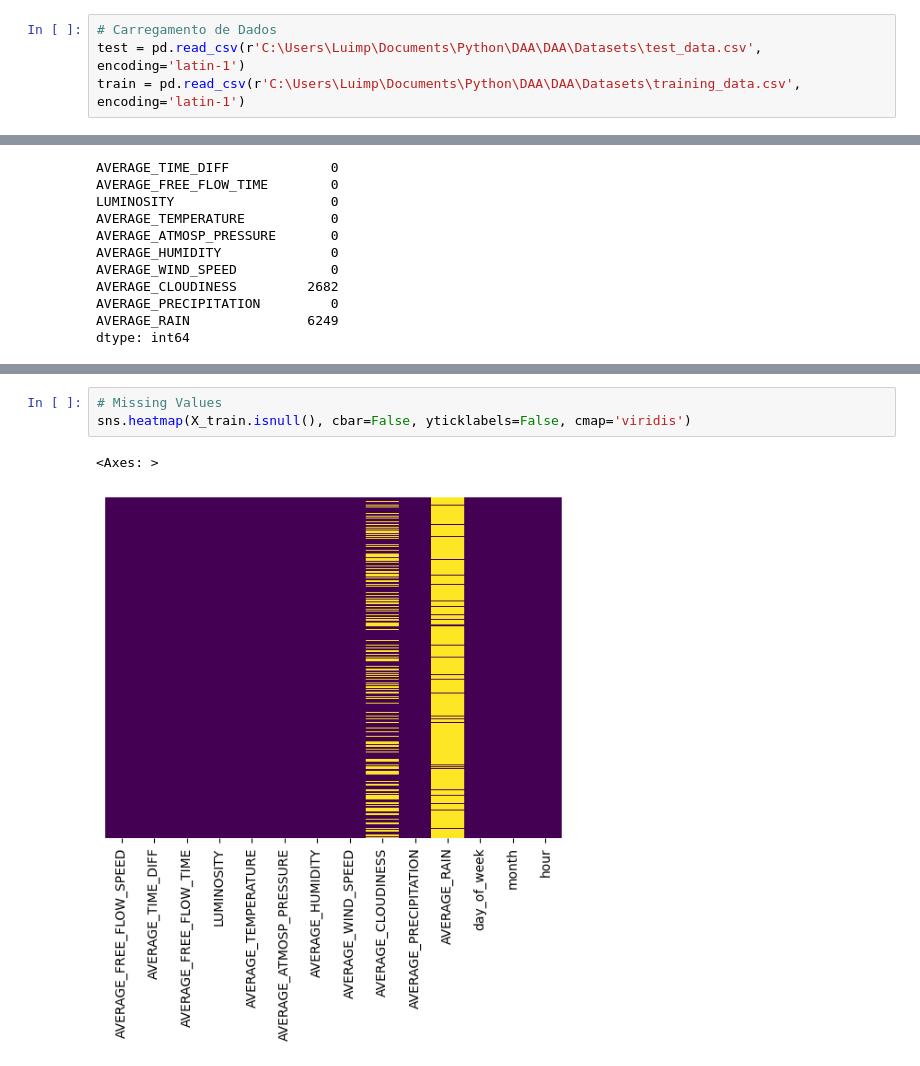
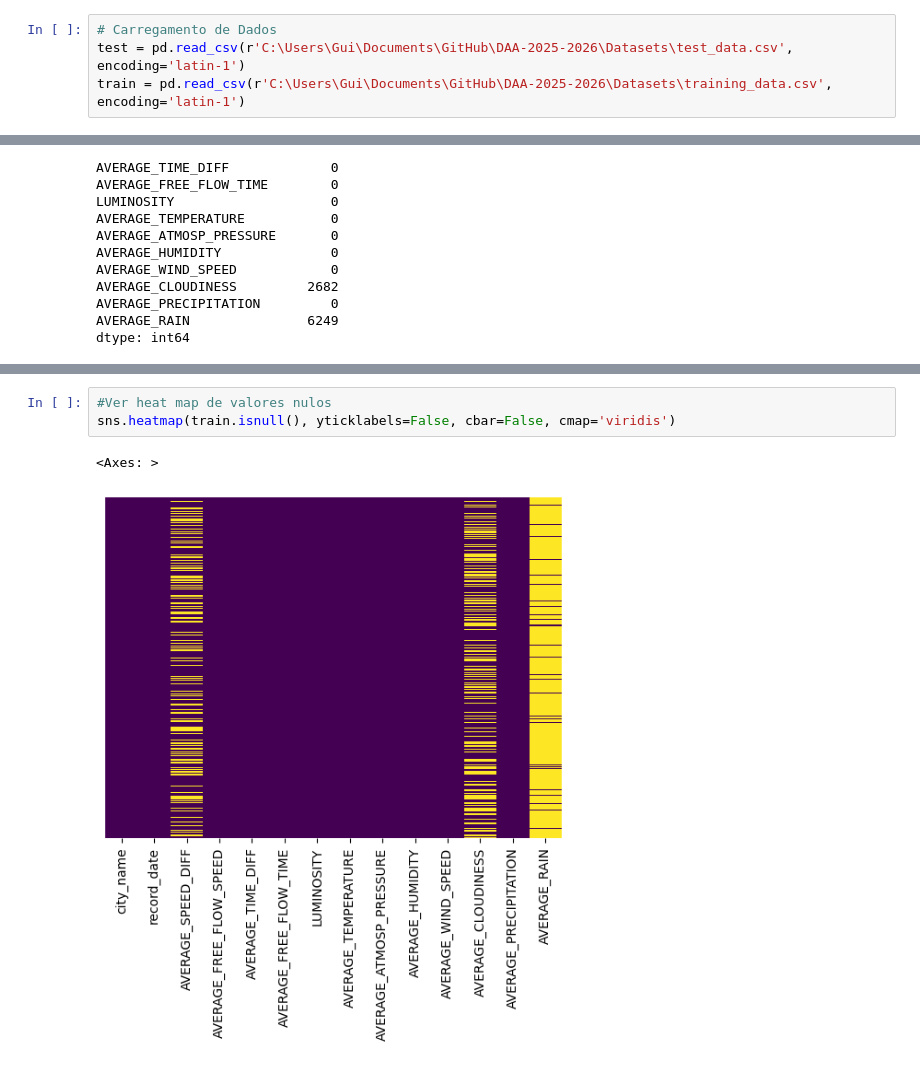
Before and after one commit to GuilhermeLobo225/DAA, a Jupyter notebook: Project.ipynb, the cells around one changed output, grey strips where cells are left out. Saved outputs shown, nothing was run; the diff lists cells and outputs as text.

```diff
--- a/Project.ipynb
+++ b/Project.ipynb
@@ -17,5 +17,5 @@ from sklearn import tree
 from sklearn.model_selection import GridSearchCV
 # %%
 # Carregamento de Dados
-test = pd.read_csv(r'C:\Users\Luimp\Documents\Python\DAA\DAA\Datasets\test_data.csv', encoding='latin-1')
-train = pd.read_csv(r'C:\Users\Luimp\Documents\Python\DAA\DAA\Datasets\training_data.csv', encoding='latin-1')
+test = pd.read_csv(r'C:\Users\Gui\Documents\GitHub\DAA-2025-2026\Datasets\test_data.csv', encoding='latin-1')
+train = pd.read_csv(r'C:\Users\Gui\Documents\GitHub\DAA-2025-2026\Datasets\training_data.csv', encoding='latin-1')
@@ -152,6 +388,6 @@ X_test['LUMINOSITY'] = pd.factorize(X_test['LUMINOSITY']) [0] + 1
 # %%
-# Missing Values
-sns.heatmap(X_train.isnull(), cbar=False, yticklabels=False, cmap='viridis')
+#Ver heat map de valores nulos
+sns.heatmap(train.isnull(), yticklabels=False, cbar=False, cmap='viridis')
 # %% [output]
 <Axes: >
-[figure, old version]
+[figure, new version]
```
Also changed, not shown: parts of 45 cells of this notebook.
